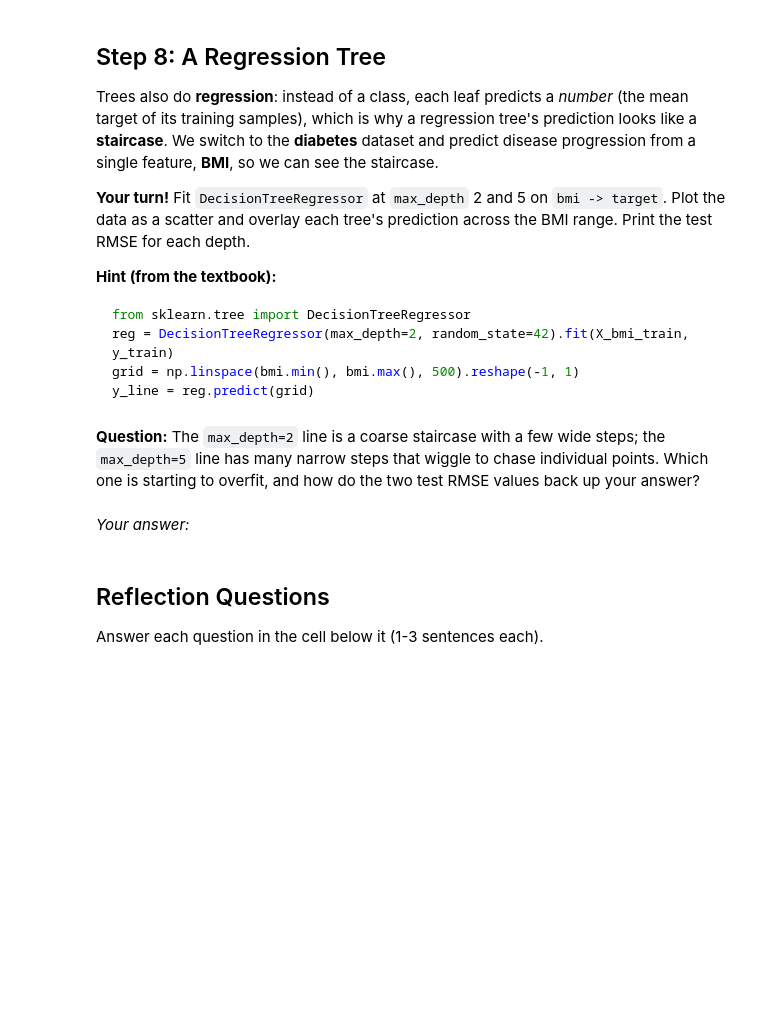
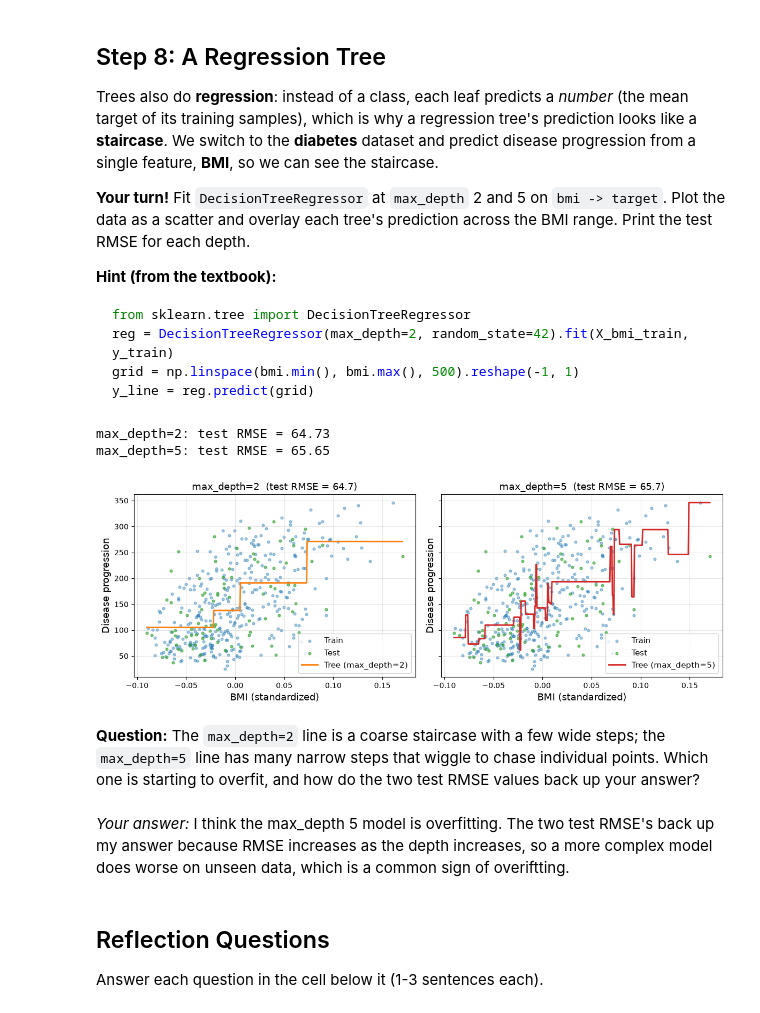
Before and after one commit to tkatz123/IST707-Notebooks, a Jupyter notebook: week6/week6_inclass_exercise.ipynb, the cells around one changed output. Saved outputs shown, nothing was run; the diff lists cells and outputs as text; code cells hidden in the pictures; blank space fills up the shorter version.

```diff
--- a/week6/week6_inclass_exercise.ipynb
+++ b/week6/week6_inclass_exercise.ipynb
@@ -231,7 +365,58 @@ y_line = reg.predict(grid)
+# %%
+from sklearn.tree import DecisionTreeRegressor
+from sklearn.datasets import load_diabetes
+
+# TODO: Load diabetes, use the single 'bmi' feature to predict the target.
+#       Fit DecisionTreeRegressor at max_depth=2 and max_depth=5.
+#       Scatter the test data and overlay each tree's staircase prediction.
+#       Print the test RMSE for each depth.
+# Your code here:
+
+diabetes = load_diabetes(as_frame=True)
+X_diabetes = diabetes.data
+y_diabetes = diabetes.target
+
+X_diabetes = X_diabetes[['bmi']]
+
+bmi = X_diabetes
+
+X_bmi_train, X_bmi_test, y_bmi_train, y_bmi_test = train_test_split(X_diabetes, y_diabetes, test_size = 0.2, random_state = 42)
+
+
+from sklearn.metrics import mean_squared_error
+import pandas as pd
+
+# Evenly spaced BMI values across the full range, as a DataFrame so the column name matches
+grid = pd.DataFrame({'bmi': np.linspace(bmi['bmi'].min(), bmi['bmi'].max(), 500)})
+
+fig, axes = plt.subplots(1, 2, figsize=(12, 4.5), sharey=True)
+
+for ax, d, color in zip(axes, [2, 5], ['tab:orange', 'tab:red']):
+    reg = DecisionTreeRegressor(max_depth=d, random_state=42).fit(X_bmi_train, y_bmi_train)
+    y_line = reg.predict(grid)
+
+    rmse = np.sqrt(mean_squared_error(y_bmi_test, reg.predict(X_bmi_test)))
+    print(f'max_depth={d}: test RMSE = {rmse:.2f}')
+
+    ax.scatter(X_bmi_train['bmi'], y_bmi_train, s=12, alpha=0.4, color='tab:blue', label='Train')
+    ax.scatter(X_bmi_test['bmi'], y_bmi_test, s=12, alpha=0.6, color='tab:green', label='Test')
+    ax.plot(grid['bmi'], y_line, color=color, linewidth=2, label=f'Tree (max_depth={d})')
+    ax.set_title(f'max_depth={d}  (test RMSE = {rmse:.1f})')
+    ax.set_xlabel('BMI (standardized)')
+    ax.set_ylabel('Disease progression')
+    ax.grid(True, alpha=0.3)
+    ax.legend()
+
+plt.tight_layout()
+plt.show()
+# %% [output]
+max_depth=2: test RMSE = 64.73
+max_depth=5: test RMSE = 65.65
+[figure, added]
 # %% [markdown]
 **Question:** The `max_depth=2` line is a coarse staircase with a few wide steps; the `max_depth=5` line has many narrow steps that wiggle to chase individual points. Which one is starting to overfit, and how do the two test RMSE values back up your answer?
-# %% [markdown]
-*Your answer:*
+# %% [markdown]
+*Your answer:* I think the max_depth 5 model is overfitting. The two test RMSE's back up my answer because RMSE increases as the depth increases, so a more complex model does worse on unseen data, which is a common sign of overiftting.
 # %% [markdown]
 ## Reflection Questions
 
```
Also changed, not shown: parts of 30 cells of this notebook.
